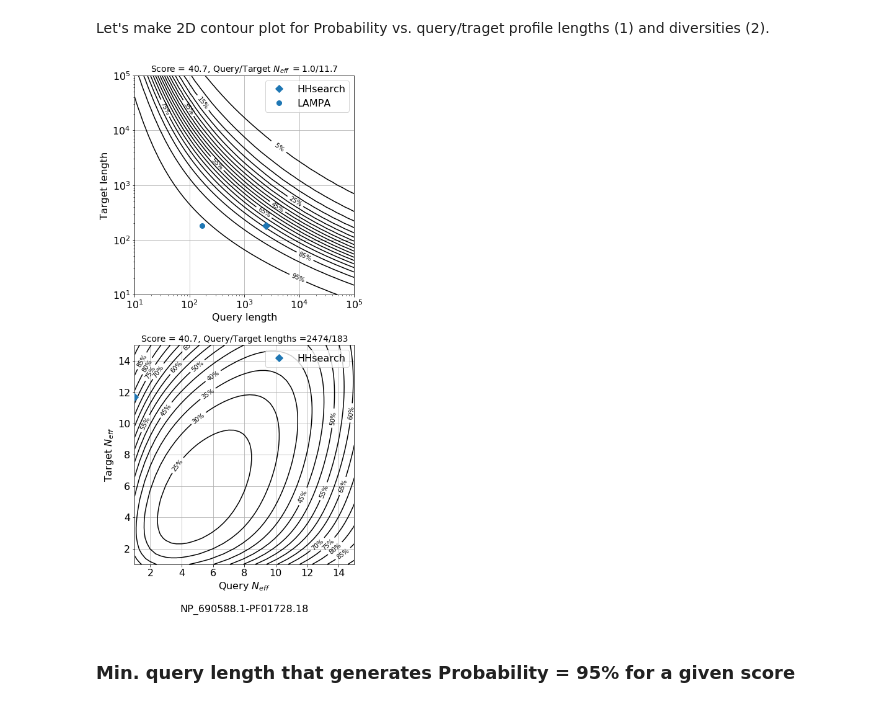
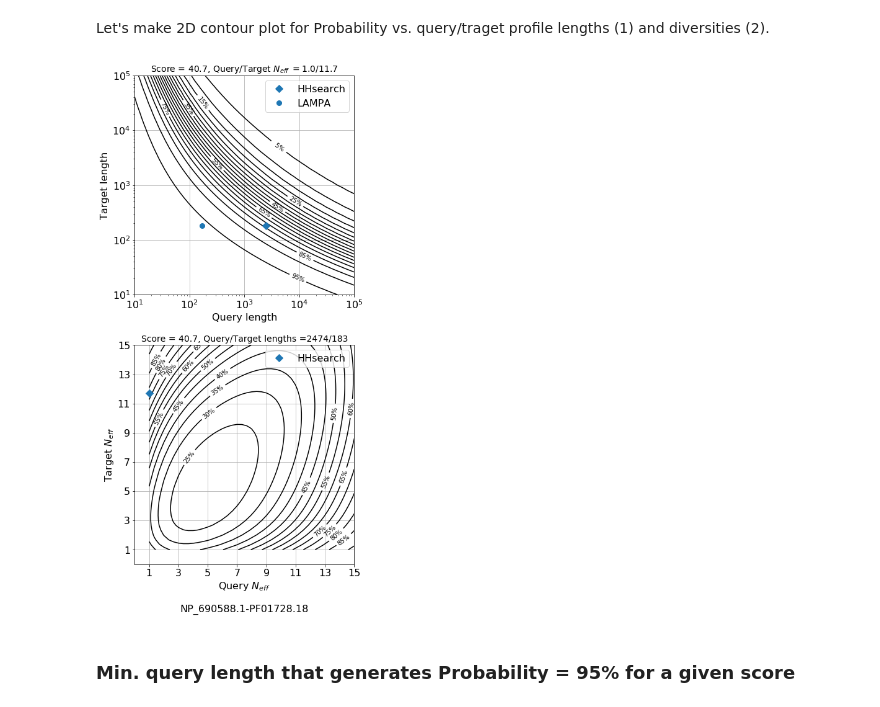
Before and after one commit to Gorbalenya-Lab/hh-suite-notebooks, a Jupyter notebook: test_score.ipynb, the cells around one changed output. Drawn from its saved outputs; the diff is of its cells as text; code cells hidden in the pictures.

Commit message:
test_score.ipynb - shift plot in Fig.7B

```diff
--- a/test_score.ipynb
+++ b/test_score.ipynb
@@ -399,34 +399,38 @@ ax1.plot([hits[0].q_L], [hits[0].t_L], zorder=4, linestyle='', label='HHsearch',
 ax1.plot([hits[1].q_L], [hits[1].t_L], zorder=4, linestyle='', label='LAMPA', marker='o', c=color, markersize=8)
 
 ax1.grid(True)
 ax1.legend() # prop={'size': 12}
 
 ax2.set_title('Score = ' + ('%4.1f' % hit.score) + ', Query/Target lengths =' + str(hit.q_L) + '/' + str(hit.t_L), size=14)
 ax2.set_xlabel('Query $N_{eff}$\n\n' + pair_name, size=16)
 ax2.set_ylabel('Target $N_{eff}$', size=16)
 
 levels = np.arange(0, 100, 5)
 p = ax2.contour(X, Y, P, levels=levels, colors='k')
+plt.xlim(left=0)
+plt.xticks(range(1, 17, 2))
+plt.yticks(range(1, 17, 2))
+plt.ylim(bottom=0)
 ax2.clabel(p, levels[0::1], inline=1, fmt='%2.0f%%', fontsize=10)
 
 ax2.plot([hit.q_Neff], [hit.t_Neff], zorder=4, linestyle='', label='HHsearch', marker='D', c=color, markersize=8)
 
 """
 # Shrink current axis by 20%
 box = ax2.get_position()
 ax2.set_position([box.x0, box.y0, box.width * 0.8, box.height])
 # Put a legend to the right of the current axis
 ax2.legend(loc='center left', bbox_to_anchor=(1, 0.5))
 """
 
 ax2.legend()
 ax2.grid(True)
 
 plt.subplots_adjust(hspace=0.23, top=0.98, right=0.95, left=0.13)
 pdffile = 'output/{}-{}-Figure-7.pdf'.format(hits[0].query, hits[0].target)
 plt.savefig(pdffile, format='PDF')
 # %% [output]
-[figure, old version]
+[figure, new version]
 # %% [markdown]
 ### Min. query length that generates Probability = 95% for a given score
 # %% [markdown]
```
